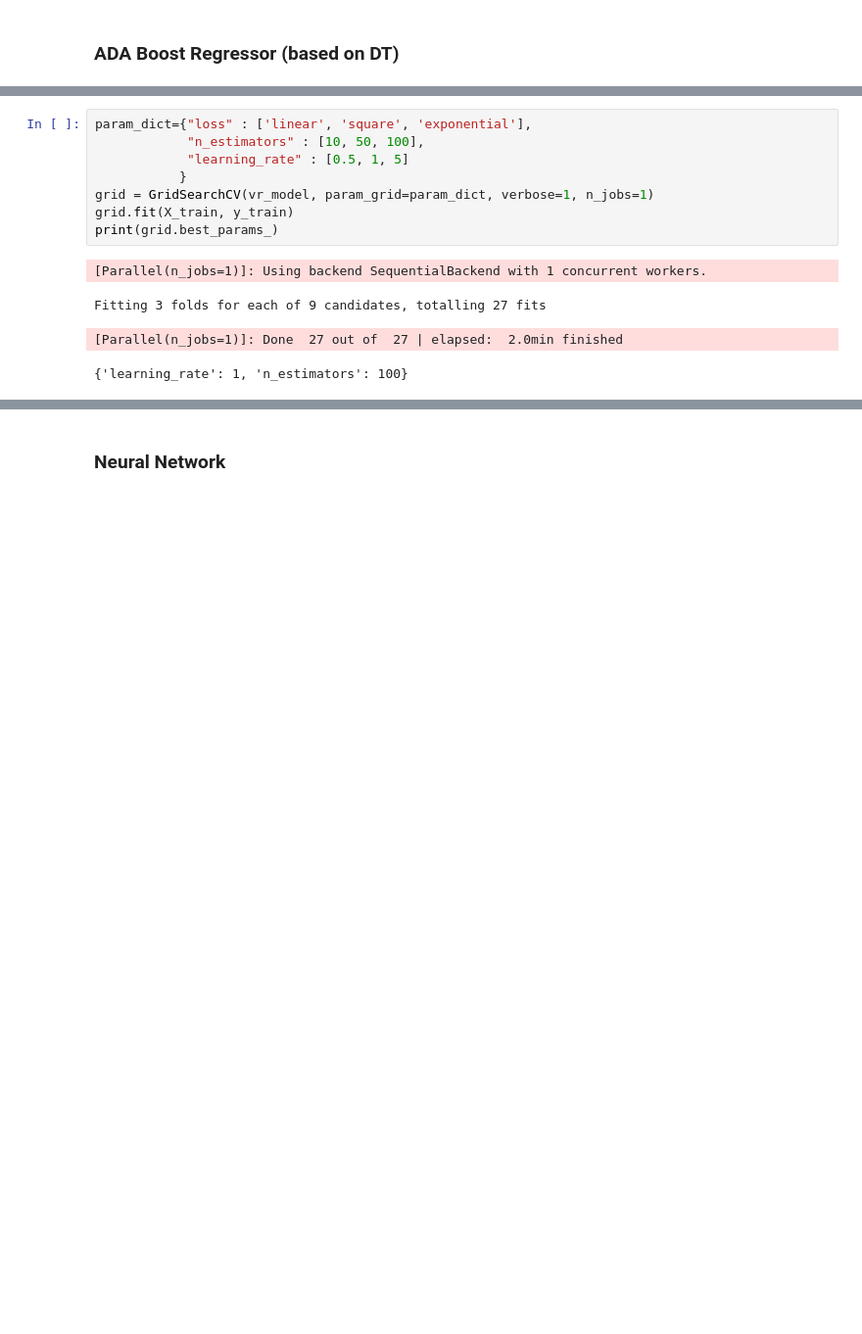
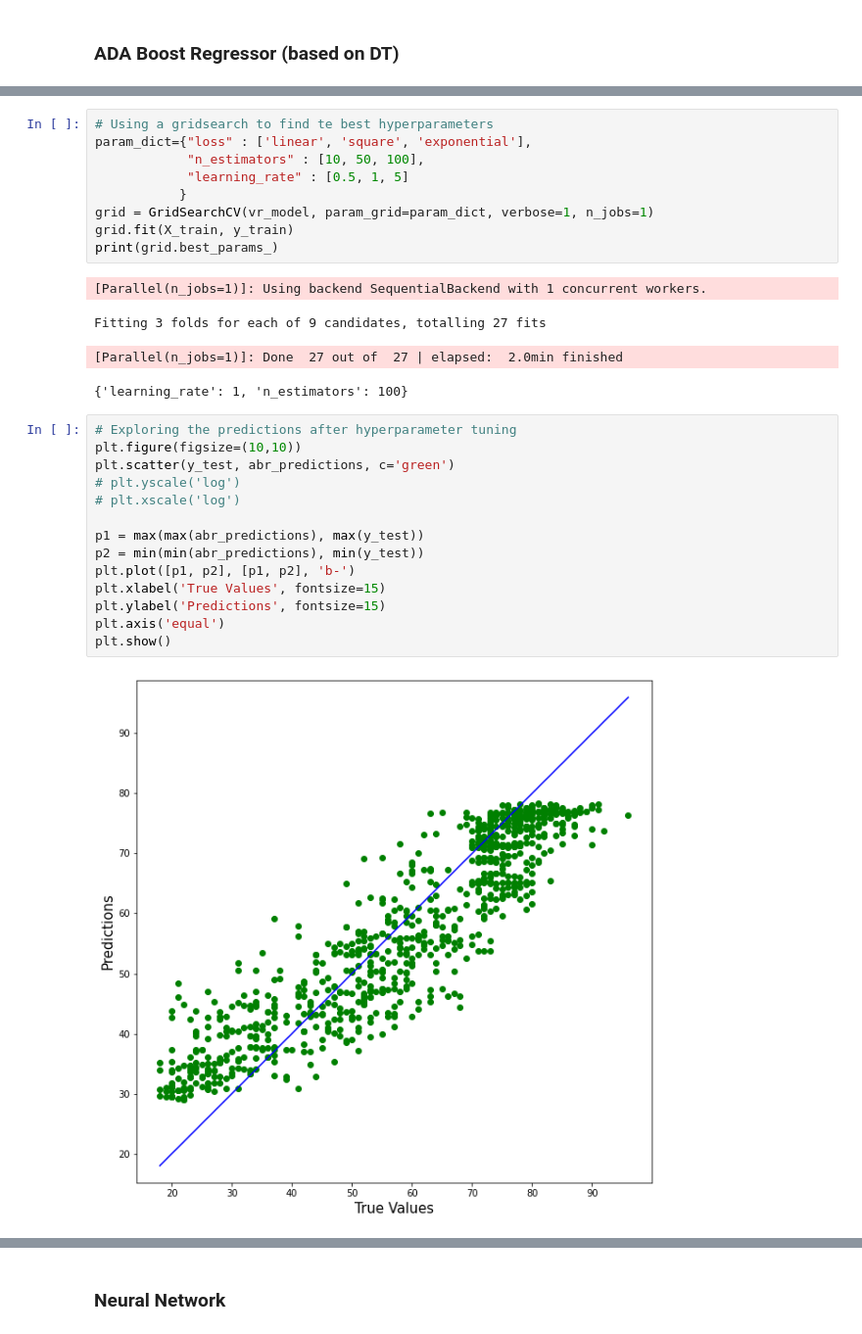
Before and after one commit to emilyzk/BMEN415_Group3, a Jupyter notebook: agam/Regression_Models_Aulakh.ipynb, the cells around one changed output, grey strips where cells are left out. Shown at 98% size. Cells and saved outputs as stored; diff of their text form; blank space fills up the shorter version.

```diff
--- a/agam/Regression_Models_Aulakh.ipynb
+++ b/agam/Regression_Models_Aulakh.ipynb
@@ -98,4 +161,5 @@ root mean sqaure error (years): 8.147162874190267
 # %%
+# Using a gridsearch to find te best hyperparameters
 param_dict={"loss" : ['linear', 'square', 'exponential'],
             "n_estimators" : [10, 50, 100],
             "learning_rate" : [0.5, 1, 5]
@@ -108,3 +172,19 @@ print(grid.best_params_)
 Fitting 3 folds for each of 9 candidates, totalling 27 fits
 [Parallel(n_jobs=1)]: Done  27 out of  27 | elapsed:  2.0min finished
 {'learning_rate': 1, 'n_estimators': 100}
+# %%
+# Exploring the predictions after hyperparameter tuning
+plt.figure(figsize=(10,10))
+plt.scatter(y_test, abr_predictions, c='green')
+# plt.yscale('log')
+# plt.xscale('log')
+
+p1 = max(max(abr_predictions), max(y_test))
+p2 = min(min(abr_predictions), min(y_test))
+plt.plot([p1, p2], [p1, p2], 'b-')
+plt.xlabel('True Values', fontsize=15)
+plt.ylabel('Predictions', fontsize=15)
+plt.axis('equal')
+plt.show()
+# %% [output]
+[figure, added]
```
Also changed, not shown: parts of 12 cells of this notebook, 1 other file.
